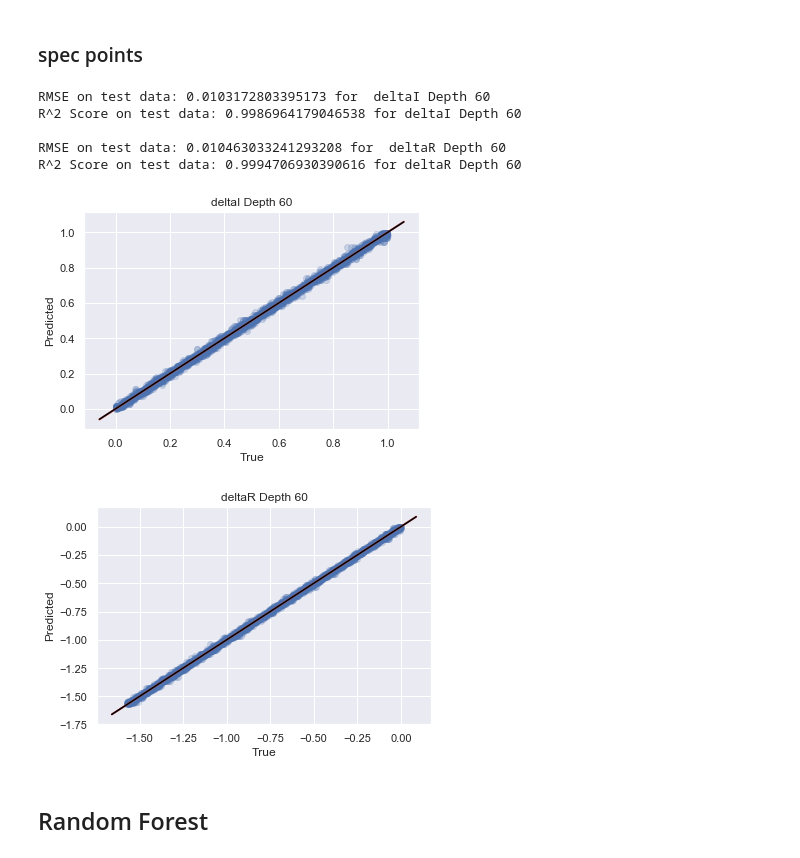
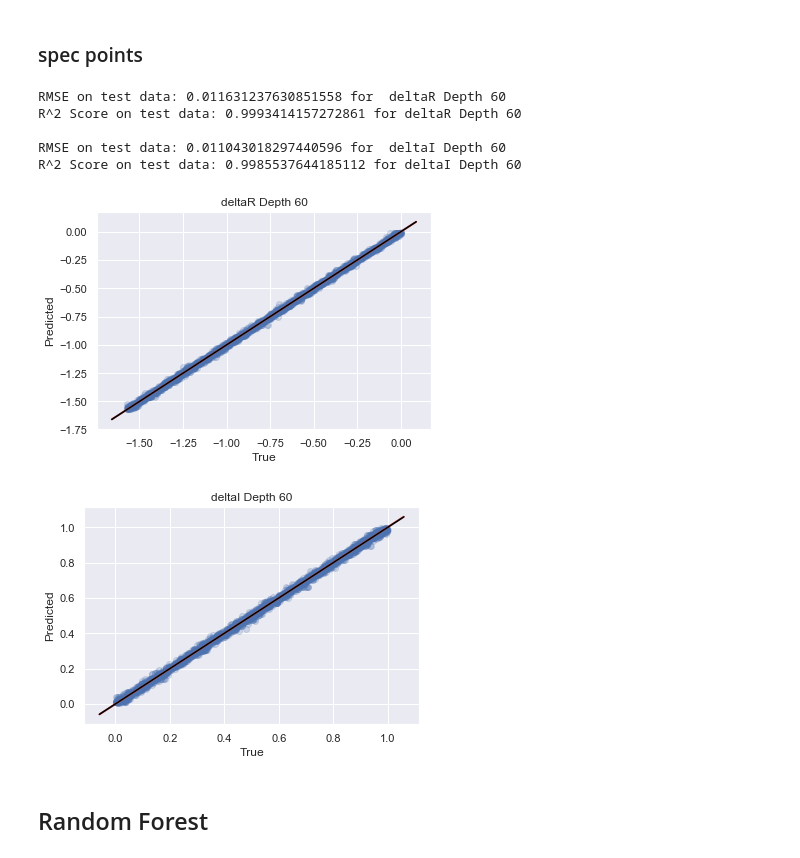
Before and after one commit to gomeslab/DS_ResearchProject_ND, a Jupyter notebook: Hex_RF.ipynb, the cells around one changed output. Drawn from its saved outputs; the diff is of its cells as text; code cells hidden in the pictures.

```diff
--- a/Hex_RF.ipynb
+++ b/Hex_RF.ipynb
@@ -110,8 +110,8 @@ col_names = ['deltaR', 'deltaI'] + energy_names # this would be used if we didn'
 data = pd.read_csv('Training_Data/Hexagon/J_HexTrainData_1.csv', header = None, names = col_names)
 
 # Making combination data peak info + spec points
-X = data.drop(['deltaI', 'deltaR'], axis = 1)
-Y = data[['deltaI', 'deltaR']]
+X = data.drop(['deltaR', 'deltaI'], axis = 1)
+Y = data[['deltaR', 'deltaI']]
 # %%
 # Splitting Training and Testing Data
 ts1 = 0.3
@@ -143,31 +143,31 @@ X.head()
 # %%
 #Initialize the model
 rs = 42
 regr_DT_sp = DecisionTreeRegressor(max_depth=60, min_samples_leaf = 2, random_state = rs)
 
 #Fit the model
 regr_DT_sp = regr_DT_sp.fit(X_train, Y_train)
 
 #print(data1[data1['Regr - DT']>0.001]) # feature importances
 
 #Use model to predict
 predictions_DT_sp = regr_DT_sp.predict(X_test)
 
 #Plot results
-plotSummary(Y_test['deltaI'], predictions_DT_sp[:,0], 'deltaI Depth 60')
+plotSummary(Y_test['deltaR'], predictions_DT_sp[:,0], 'deltaR Depth 60')
 #myResiduals(Y_test['deltaI'], y_3[:,0])
-plotSummary(Y_test['deltaR'], predictions_DT_sp[:,1], 'deltaR Depth 60')
+plotSummary(Y_test['deltaI'], predictions_DT_sp[:,1], 'deltaI Depth 60')
 #myResiduals(Y_test['deltaR'], y_3[:,1])
 # plotSummary(Y1_test['scale factor'], predictions_DT_sp[:,2], 'scale factor Depth 60')
 #myResiduals(Y_test['scale factor'], y_3[:,2])
 # %% [output]
-RMSE on test data: 0.0103172803395173 for  deltaI Depth 60
-R^2 Score on test data: 0.9986964179046538 for deltaI Depth 60
+RMSE on test data: 0.011631237630851558 for  deltaR Depth 60
+R^2 Score on test data: 0.9993414157272861 for deltaR Depth 60
 
-RMSE on test data: 0.010463033241293208 for  deltaR Depth 60
-R^2 Score on test data: 0.9994706930390616 for deltaR Depth 60
+RMSE on test data: 0.011043018297440596 for  deltaI Depth 60
+R^2 Score on test data: 0.9985537644185112 for deltaI Depth 60
-[figure, old version]
+[figure, new version]
-[figure, old version]
+[figure, new version]
 # %%
 # spec info decision tree feature importances
 FI_sp_DT = pd.DataFrame(regr_DT_sp.feature_importances_.T, columns = ['Spec - DT'])
```
Also changed, not shown: parts of 4 cells of this notebook, 1 other file.
